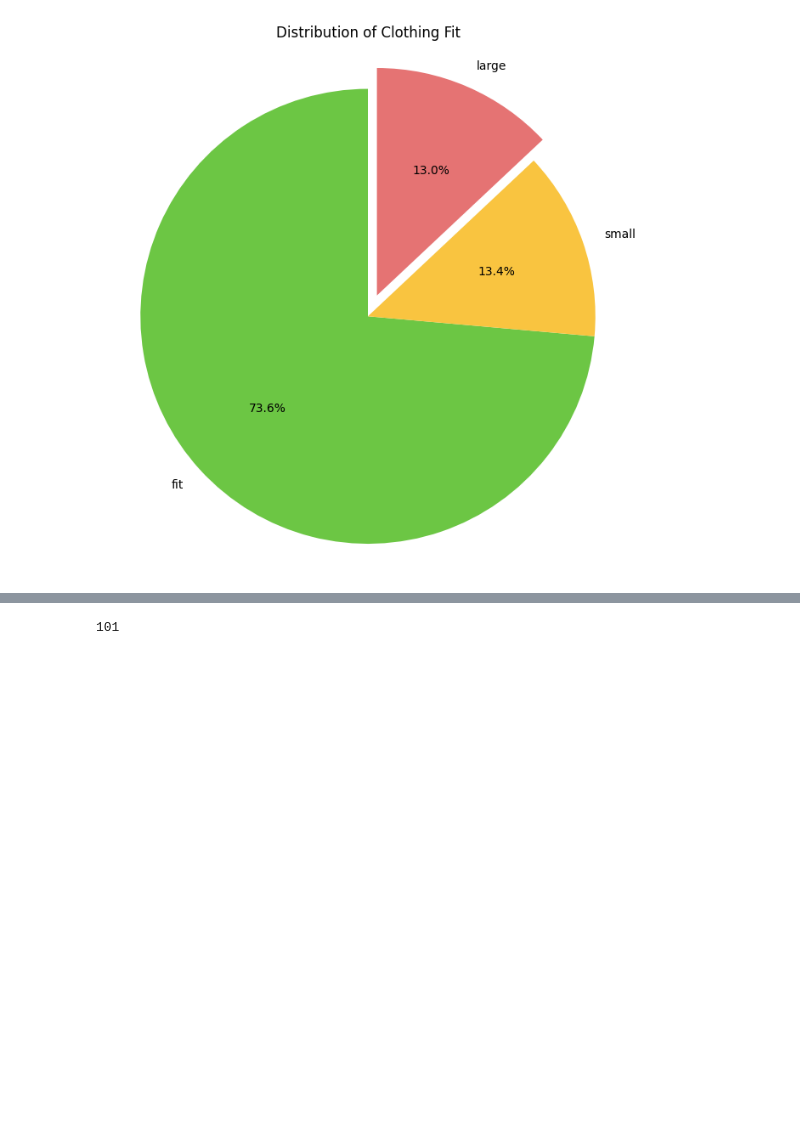
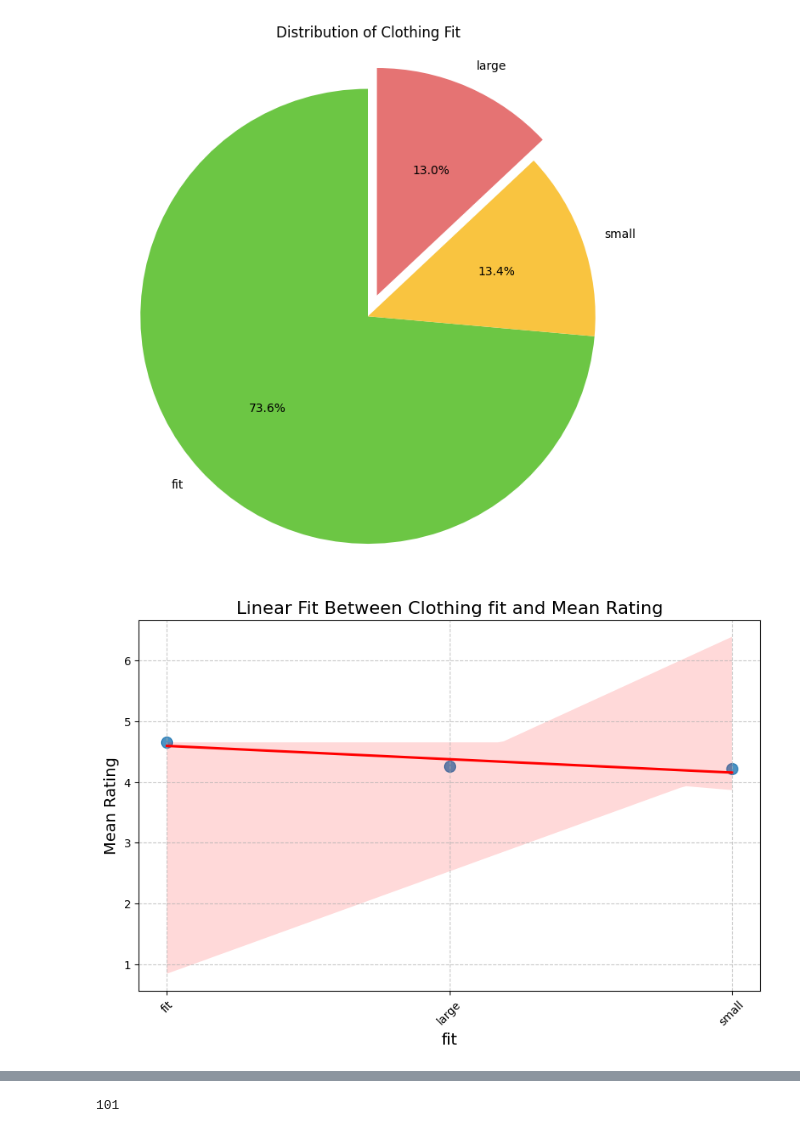
Before and after one commit to jiho-98/CSE158, a Jupyter notebook: ipynb/assignment2.ipynb, the cells around one changed output, grey strips where cells are left out. Cells and saved outputs as stored; diff of their text form; code cells hidden in the pictures; blank space fills up the shorter version.

```diff
--- a/ipynb/assignment2.ipynb
+++ b/ipynb/assignment2.ipynb
@@ -261,6 +266,21 @@ plt.axis('equal')
 plt.show()
 # %% [output]
 [figure]
+# %%
+fit_rating = df.groupby('fit')['rating'].mean().reset_index()
+le = LabelEncoder()
+fit_rating['fit encoded'] = le.fit_transform(fit_rating['fit'])
+
+plt.figure(figsize=(10, 6))
+sns.regplot(data=fit_rating, x='fit encoded', y='rating', scatter_kws={'s': 100}, line_kws={'color': 'red'})
+plt.xticks(ticks=fit_rating['fit encoded'], labels=fit_rating['fit'], rotation=45)
+plt.title('Linear Fit Between Clothing fit and Mean Rating', fontsize=16)
+plt.xlabel('fit', fontsize=14)
+plt.ylabel('Mean Rating', fontsize=14)
+plt.grid(axis='both', linestyle='--', alpha=0.7)
+plt.show()
+# %% [output]
+[figure, added]
 # %%
 rating_counts = data_example['rating'].value_counts()
 
```
Also changed, not shown: parts of 48 cells of this notebook.
